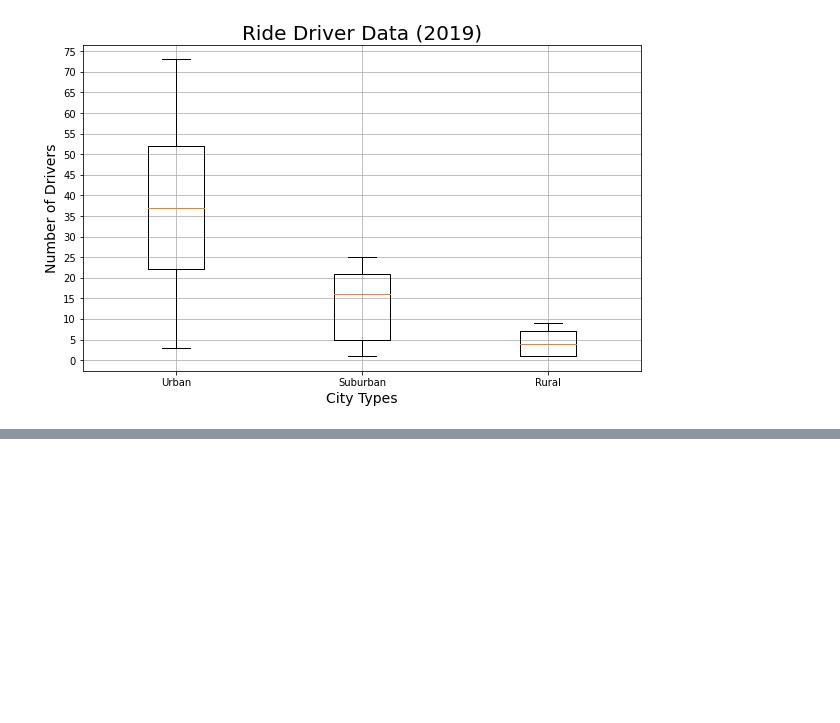
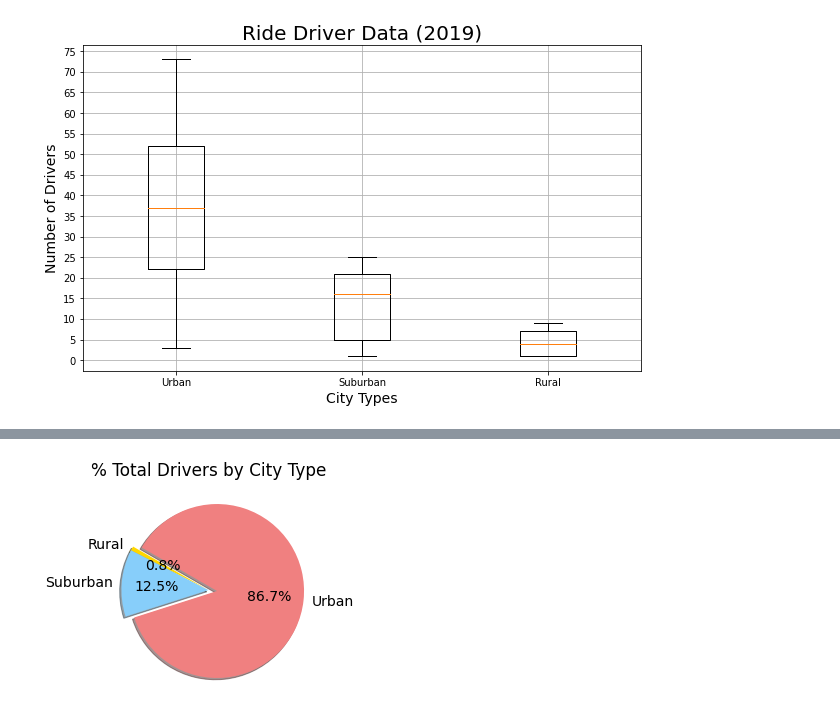
Before and after one commit to ForTheGold/PyBer_Analysis, a Jupyter notebook: PyBer.ipynb, the cells around one changed output, grey strips where cells are left out. Cells and saved outputs as stored; diff of their text form; code cells hidden in the pictures; blank space fills up the shorter version.

```diff
--- a/PyBer.ipynb
+++ b/PyBer.ipynb
@@ -298,0 +320,21 @@ plt.show()
+# %%
+sum_drivers_by_type = pyber_data_df.groupby(["type"]).sum()["driver_count"]
+total_drivers = pyber_data_df["driver_count"].sum()
+driver_percents = 100 * sum_drivers_by_type / total_drivers
+# %%
+plt.pie(driver_percents,
+        labels=["Rural", "Suburban", "Urban"],
+       colors=["gold", "lightskyblue", "lightcoral"],
+       explode=[0, 0, 0.1],
+       autopct="%1.1f%%",
+       shadow=True,
+       startangle=150)
+
+plt.title("% Total Drivers by City Type")
+mpl.rcParams['font.size'] = 14
+
+plt.savefig("analysis/Fig7.png")
+
+plt.show()
+# %% [output]
+[figure, added]
```
Also changed, not shown: parts of 3 cells of this notebook, 3 other files.
